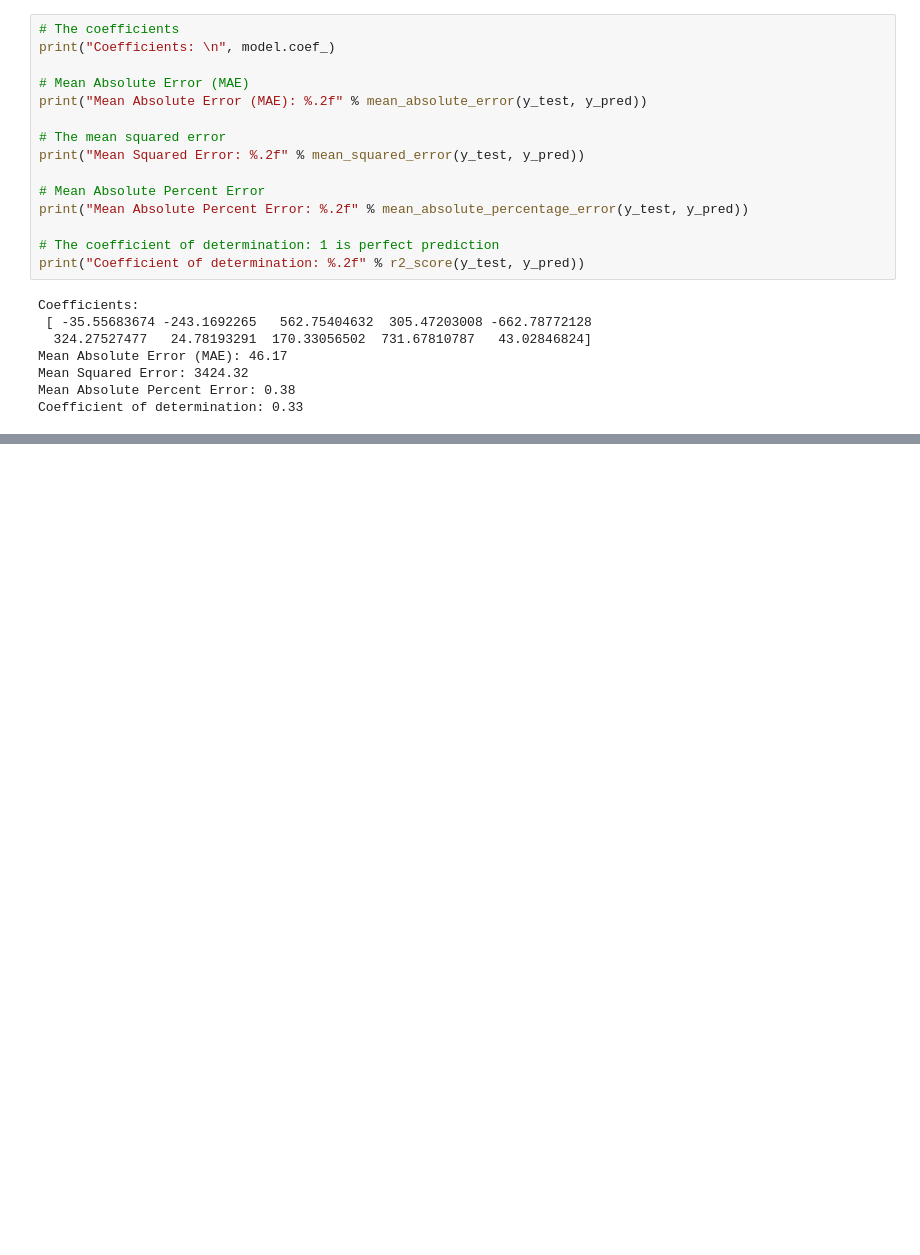
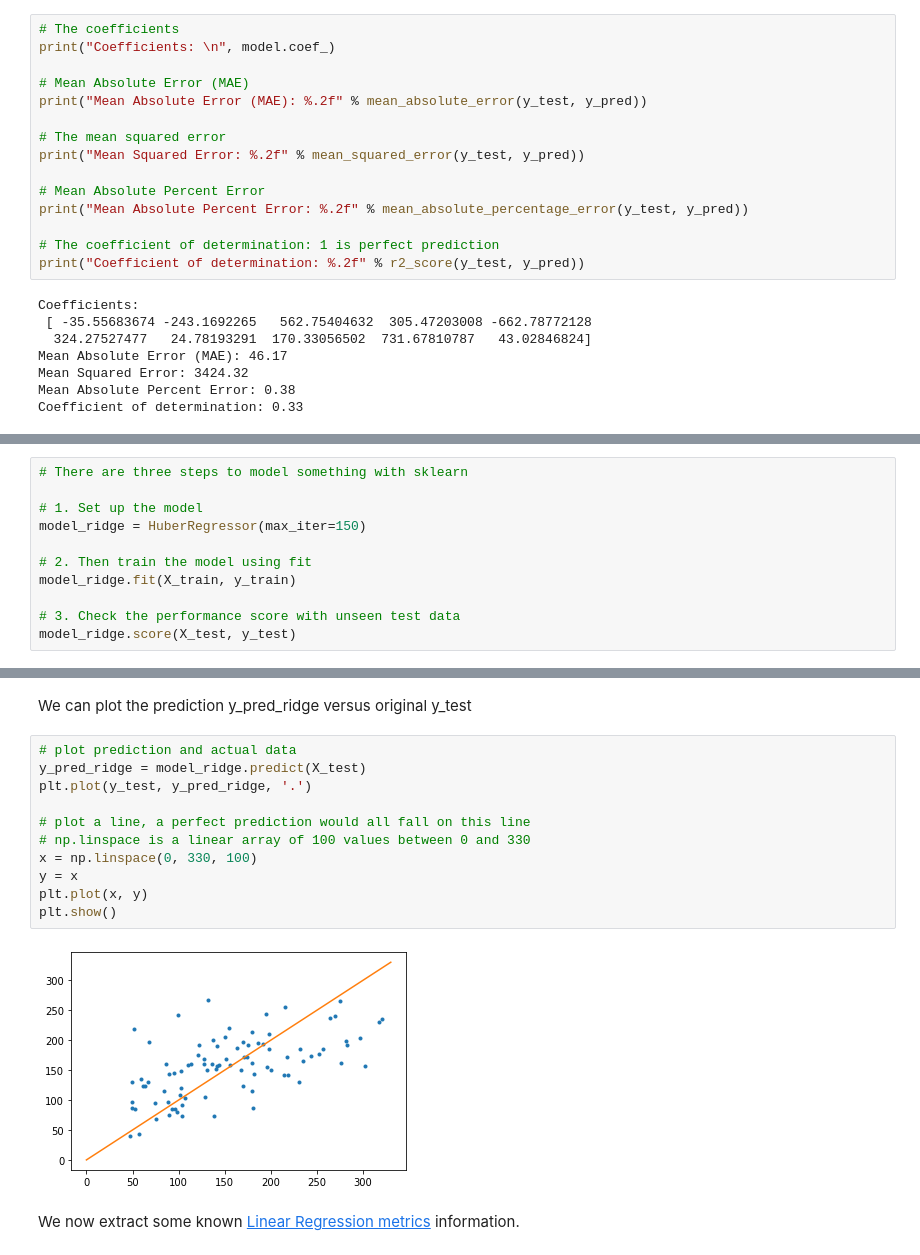
Before and after one commit to klmartinez/DSF, a Jupyter notebook: activities/OverviewMLAlgorithms.ipynb, the cells around one changed output, grey strips where cells are left out. Drawn from its saved outputs; the diff is of its cells as text; blank space fills up the shorter version.

```diff
--- a/activities/OverviewMLAlgorithms.ipynb
+++ b/activities/OverviewMLAlgorithms.ipynb
@@ -195,0 +217,11 @@ Coefficient of determination: 0.33
+# %%
+# There are three steps to model something with sklearn
+
+# 1. Set up the model
+model_ridge = HuberRegressor(max_iter=150)
+
+# 2. Then train the model using fit
+model_ridge.fit(X_train, y_train)
+
+# 3. Check the performance score with unseen test data
+model_ridge.score(X_test, y_test)
@@ -195,0 +271,17 @@ Coefficient of determination: 0.33
+# %% [markdown]
+We can plot the prediction y_pred_ridge versus original y_test
+# %%
+# plot prediction and actual data
+y_pred_ridge = model_ridge.predict(X_test)
+plt.plot(y_test, y_pred_ridge, '.')
+
+# plot a line, a perfect prediction would all fall on this line
+# np.linspace is a linear array of 100 values between 0 and 330
+x = np.linspace(0, 330, 100)
+y = x
+plt.plot(x, y)
+plt.show()
+# %% [output]
+[figure, added]
+# %% [markdown]
+We now extract some known [Linear Regression metrics](https://scikit-learn.org/stable/modules/model_evaluation.html#regression-metrics) information.
```
Also changed, not shown: parts of 49 cells of this notebook.
